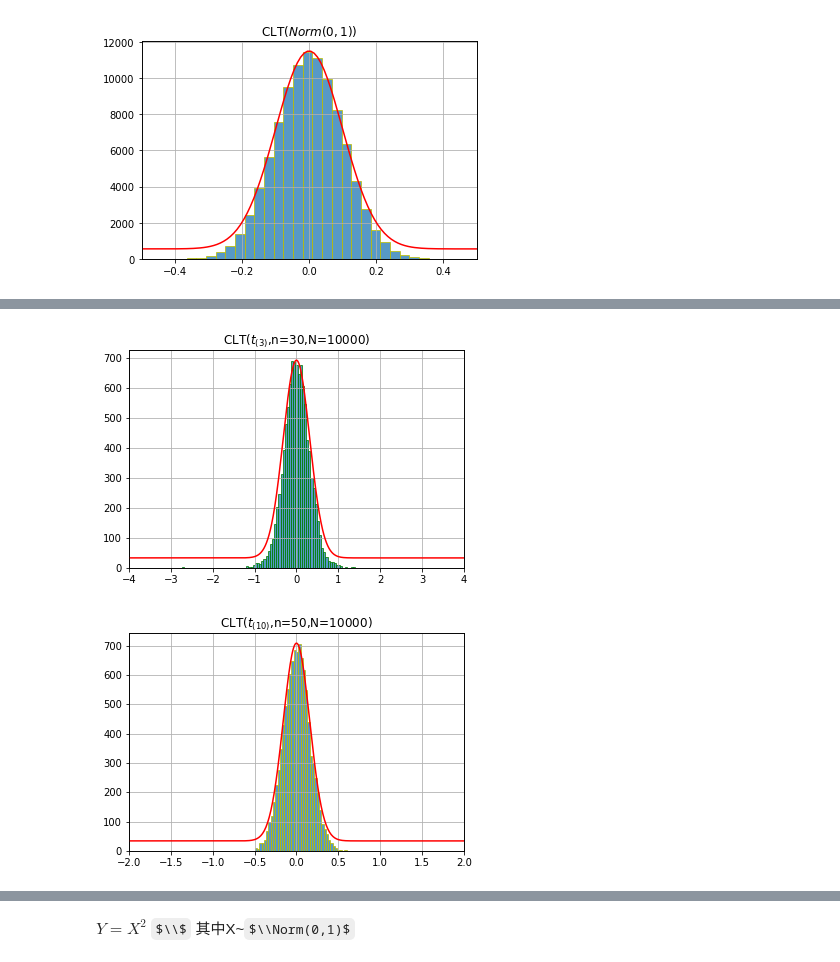
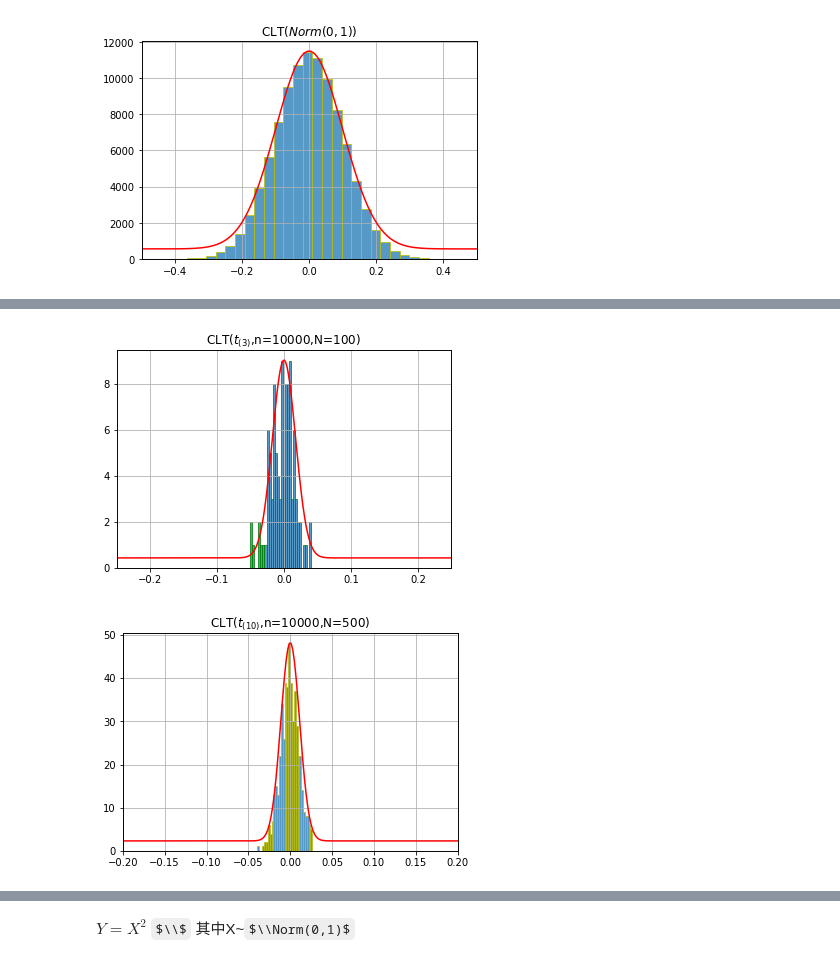
Before and after one commit to aceaceace123/Maching-Learning, a Jupyter notebook: hw3.ipynb, the cells around one changed output, grey strips where cells are left out. Drawn from its saved outputs; the diff is of its cells as text; code cells hidden in the pictures; some formulas as TeX source.

```diff
--- a/hw3.ipynb
+++ b/hw3.ipynb
@@ -347,27 +347,27 @@ plt.show()
 # %%
-n,N=30,10000#N母體n每次的樣本個數
-bins=100
+n,N=10000,100#N母體n每次的樣本個數
+bins=30
 rng=np.random.default_rng(5)
 x6=rng.standard_t(3,size=(N,n))
 x_bar=x6.mean(axis=1)#axis=1表示行
 # plt.hist(x_bar,bins=bins,edgecolor='g')
 fig, ax1 = plt.subplots()
 ax2 = ax1.twinx()
 ax1.hist(x_bar,color='tab:blue', alpha=0.75,bins=bins,edgecolor='g')
-ax1.set_xlim(-4,4)
-b=np.linspace(-5,5,1000)
+ax1.set_xlim(-0.25,0.25)
+b=np.linspace(-1,1,3000)
 y=norm.pdf(b,0.0,np.sqrt(3)/np.sqrt(n))
 ax2.plot(b,y,color='r')
 ax2.set_yticks([])
-plt.title('CLT($t_{(3)}$,n=30,N=10000)')
+plt.title('CLT($t_{{(3)}}$,n={},N={})'.format(n,N))
 ax1.grid(True)
 plt.savefig('hw3t3.png', format='png')
 plt.show()
 # %% [output]
-[figure, old version]
+[figure, new version]
 # %%
-n,N=50,10000#N母體n每次的樣本個數
-bins=50
+n,N=10000,500#N母體n每次的樣本個數
+bins=30
 rng=np.random.default_rng(5)
 x6=rng.standard_t(10,size=(N,n))
 x_bar=x6.mean(axis=1)#axis=1表示行
@@ -375,15 +375,15 @@ x_bar=x6.mean(axis=1)#axis=1表示行
 fig, ax1 = plt.subplots()
 ax2 = ax1.twinx()
 ax1.hist(x_bar,color='tab:blue', alpha=0.75,bins=bins,edgecolor='y')
-ax1.set_xlim(-2,2)
-b=np.linspace(-5,5,1000)
+ax1.set_xlim(-0.2,0.2)
+b=np.linspace(-1,1,1000)
 y=norm.pdf(b,0.0,np.sqrt(10)/(np.sqrt(8*n)))
 ax2.plot(b,y,color='r')
 ax2.set_yticks([])
 ax1.grid(True)
-plt.title('CLT($t_{(10)}$,n=50,N=10000)')
+plt.title('CLT($t_{{(10)}}$,n={},N={})'.format(n,N))
 plt.savefig('hw3t10.png', format='png')
 plt.show()
 # %% [output]
-[figure, old version]
+[figure, new version]
 # %%
```
Also changed, not shown: parts of 6 cells of this notebook, 8 other files.
